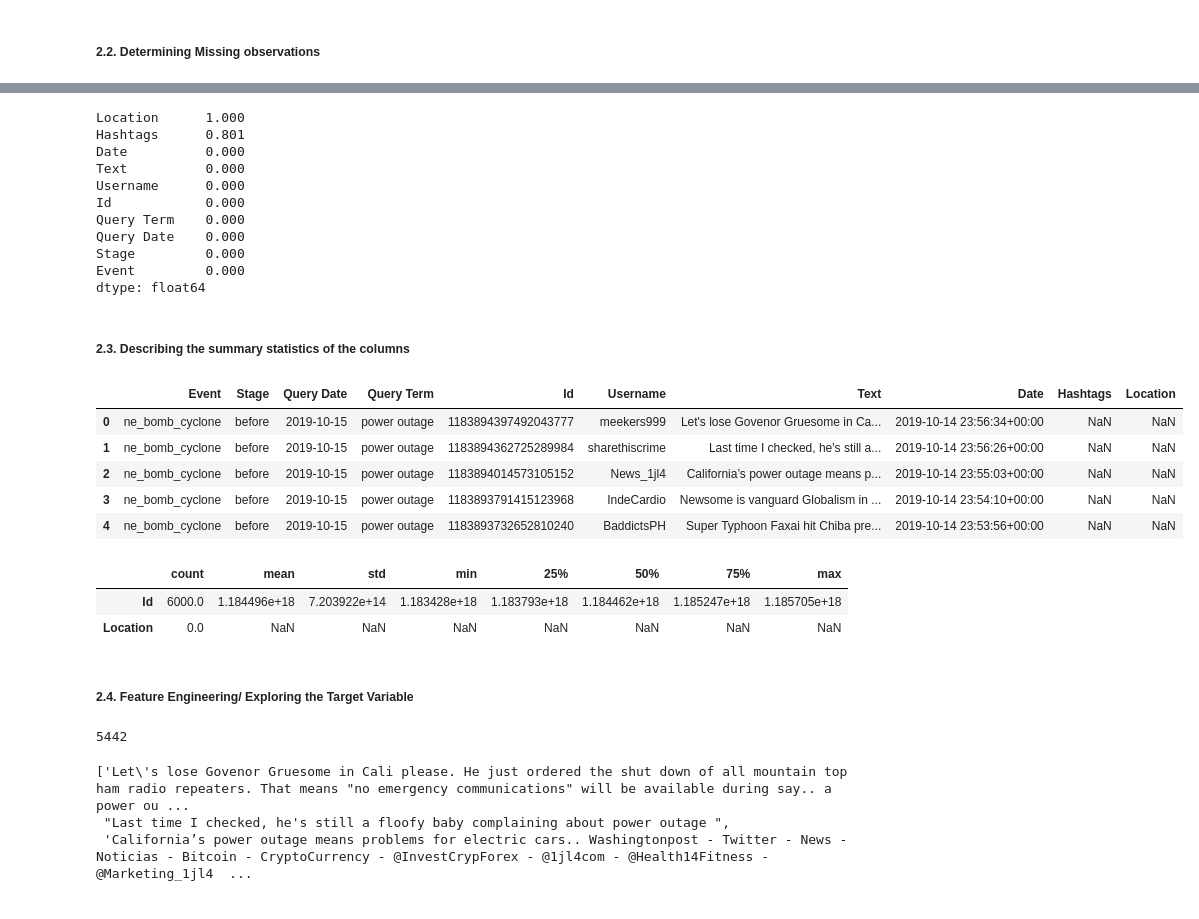
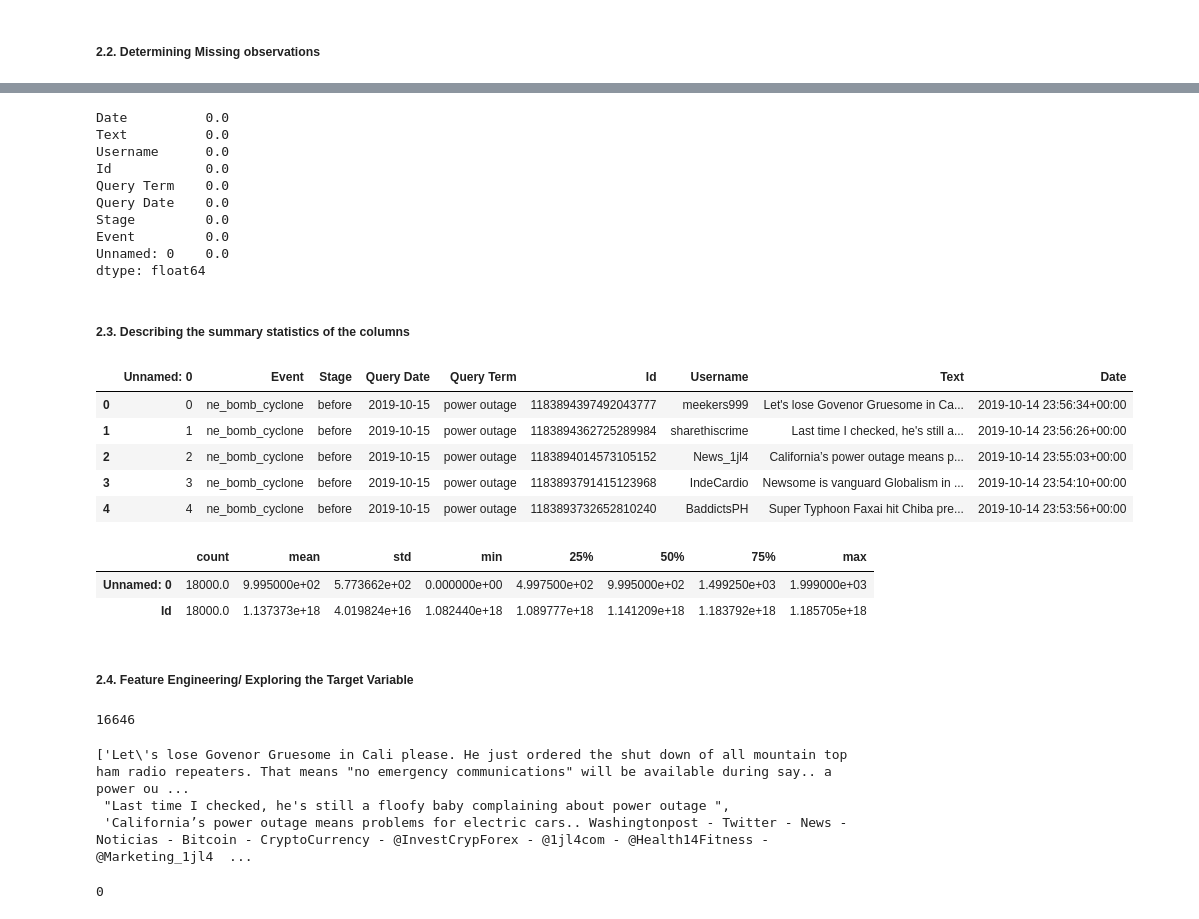
Before and after one commit to saraso2014/identifying-utility-outages, a Jupyter notebook: EDA-Client-Project-5.ipynb, the cells around one changed output, grey strips where cells are left out. Cells and saved outputs as stored; diff of their text form; code cells hidden in the pictures.

```diff
--- a/EDA-Client-Project-5.ipynb
+++ b/EDA-Client-Project-5.ipynb
@@ -61,4 +61,26 @@ df = pd.concat(frames)
 #df = pd.read_csv('Project3edapartone.csv',index_col ='Unnamed: 0' , engine='python')
+# %%
+# Read CSVs:
+
+bc_before = pd.read_csv('./data/ne bomb cyclone data w:o location/ne_bomb_cyclone_before_tweets.csv')
+bc_during = pd.read_csv('./data/ne bomb cyclone data w:o location/ne_bomb_cyclone_during_tweets.csv')
+bc_after  = pd.read_csv('./data/ne bomb cyclone data w:o location/ne_bomb_cyclone_after_tweets.csv')
+
+jan_before = pd.read_csv('./data/january/january-early_after_tweets.csv')
+jan_during = pd.read_csv('./data/january/january-mid_during_tweets.csv')
+jan_after = pd.read_csv('./data/january/january-end_before_tweets.csv')
+
+jul_before = pd.read_csv('./data/july/july-early_after_tweets.csv')
+jul_during = pd.read_csv('./data/july/july-mid_during_tweets.csv')
+jul_after = pd.read_csv('./data/july/july-end_before_tweets.csv')
+# %%
+# Concat CSVs:
+
+dfs = [bc_before, bc_during, bc_after, jan_before, jan_during, jan_after, jul_before, jul_during, jul_after]
+# %%
+# Concatenate all data into one DataFrame:
+
+df = pd.concat(dfs, ignore_index=True)
 # %%
 df.head()
 # %% [output]
@@ -111 +134,3 @@ Location      6000
 dtype: int64
+# %%
+df1 = df.dropna(axis=1)
@@ -113,44 +204,43 @@ dtype: int64
 # Checking missing values `.isnull() will convert to the boolean True and False and return new DataFrame where null values
 # are indicated by True and the .sum() will give us the total numbel of null values per column.
 # checking the null values in the DF , according to Ben this is the fancy one
-(df.isnull().sum() / df.shape[0]).sort_values(ascending=False)   # credit Ben shaver
+(df1.isnull().sum() / df1.shape[0]).sort_values(ascending=False)   # credit Ben shaver
 # %% [output]
-Location      1.000
-Hashtags      0.801
-Date          0.000
-Text          0.000
-Username      0.000
-Id            0.000
-Query Term    0.000
-Query Date    0.000
-Stage         0.000
-Event         0.000
+Date          0.0
+Text          0.0
+Username      0.0
+Id            0.0
+Query Term    0.0
+Query Date    0.0
+Stage         0.0
+Event         0.0
+Unnamed: 0    0.0
 dtype: float64
 # %% [markdown]
 #####  2.3. Describing the summary statistics of the columns
 # %%
-df.head()
+df1.head()
 # %% [output]
-|  | Event | Stage | Query Date | Query Term | Id | Username | Text | Date | Hashtags | Location |
-| 0 | ne_bomb_cyclone | before | 2019-10-15 | power outage | 1183894397492043777 | meekers999 | Let's lose Govenor Gruesome in Ca... | 2019-10-14 23:56:34+00:00 | NaN | NaN |
-| 1 | ne_bomb_cyclone | before | 2019-10-15 | power outage | 1183894362725289984 | sharethiscrime | Last time I checked, he's still a... | 2019-10-14 23:56:26+00:00 | NaN | NaN |
-| 2 | ne_bomb_cyclone | before | 2019-10-15 | power outage | 1183894014573105152 | News_1jl4 | California’s power outage means p... | 2019-10-14 23:55:03+00:00 | NaN | NaN |
-| 3 | ne_bomb_cyclone | before | 2019-10-15 | power outage | 1183893791415123968 | IndeCardio | Newsome is vanguard Globalism in ... | 2019-10-14 23:54:10+00:00 | NaN | NaN |
-| 4 | ne_bomb_cyclone | before | 2019-10-15 | power outage | 1183893732652810240 | BaddictsPH | Super Typhoon Faxai hit Chiba pre... | 2019-10-14 23:53:56+00:00 | NaN | NaN |
+|  | Unnamed: 0 | Event | Stage | Query Date | Query Term | Id | Username | Text | Date |
+| 0 | 0 | ne_bomb_cyclone | before | 2019-10-15 | power outage | 1183894397492043777 | meekers999 | Let's lose Govenor Gruesome in Ca... | 2019-10-14 23:56:34+00:00 |
+| 1 | 1 | ne_bomb_cyclone | before | 2019-10-15 | power outage | 1183894362725289984 | sharethiscrime | Last time I checked, he's still a... | 2019-10-14 23:56:26+00:00 |
+| 2 | 2 | ne_bomb_cyclone | before | 2019-10-15 | power outage | 1183894014573105152 | News_1jl4 | California’s power outage means p... | 2019-10-14 23:55:03+00:00 |
+| 3 | 3 | ne_bomb_cyclone | before | 2019-10-15 | power outage | 1183893791415123968 | IndeCardio | Newsome is vanguard Globalism in ... | 2019-10-14 23:54:10+00:00 |
+| 4 | 4 | ne_bomb_cyclone | before | 2019-10-15 | power outage | 1183893732652810240 | BaddictsPH | Super Typhoon Faxai hit Chiba pre... | 2019-10-14 23:53:56+00:00 |
 # %%
 # the describe function gives summary statistics for each variable
-df.describe().T
+df1.describe().T
 # %% [output]
 |  | count | mean | std | min | 25% | 50% | 75% | max |
-| Id | 6000.0 | 1.184496e+18 | 7.203922e+14 | 1.183428e+18 | 1.183793e+18 | 1.184462e+18 | 1.185247e+18 | 1.185705e+18 |
-| Location | 0.0 | NaN | NaN | NaN | NaN | NaN | NaN | NaN |
+| Unnamed: 0 | 18000.0 | 9.995000e+02 | 5.773662e+02 | 0.000000e+00 | 4.997500e+02 | 9.995000e+02 | 1.499250e+03 | 1.999000e+03 |
+| Id | 18000.0 | 1.137373e+18 | 4.019824e+16 | 1.082440e+18 | 1.089777e+18 | 1.141209e+18 | 1.183792e+18 | 1.185705e+18 |
 # %%
 # sns.distplot(df, kde = True)
 # %% [markdown]
 ##### 2.4.  Feature Engineering/ Exploring the Target Variable
 # %%
 #checking the number of unique titles in the data set
-len(df['Text'].unique())
+len(df1['Text'].unique())
 # %% [output]
-5442
+16646
 # %%
@@ -160,3 +250,9 @@ x
 ['Let\'s lose Govenor Gruesome in Cali please. He just ordered the shut down of all mountain top ham radio repeaters. That means "no emergency communications" will be available during say.. a power ou ...
  "Last time I checked, he's still a floofy baby complaining about power outage ",
  'California’s power outage means problems for electric cars.. Washingtonpost - Twitter - News - Noticias - Bitcoin - CryptoCurrency - @InvestCrypForex - @1jl4com - @Health14Fitness - @Marketing_1jl4  ...
+# %%
+# there are some duplicate comments, mostly automated comments by moderators
+
+df1.duplicated().sum()
+# %% [output]
+0
```
Also changed, not shown: parts of 14 cells of this notebook, 3 other files.
